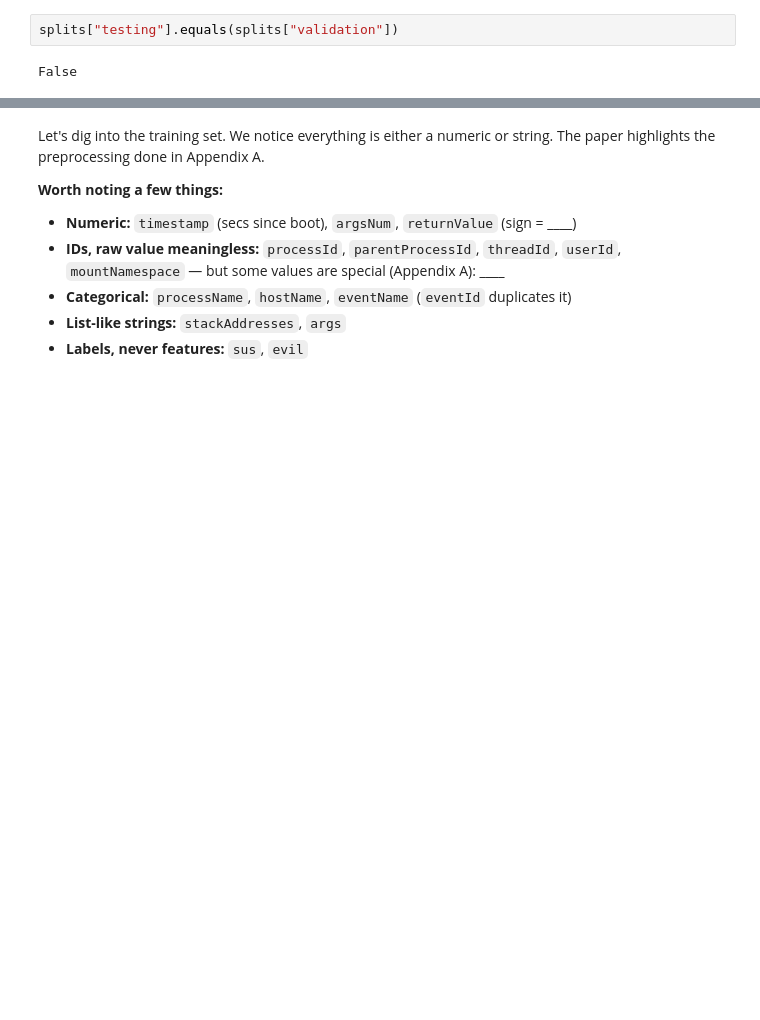
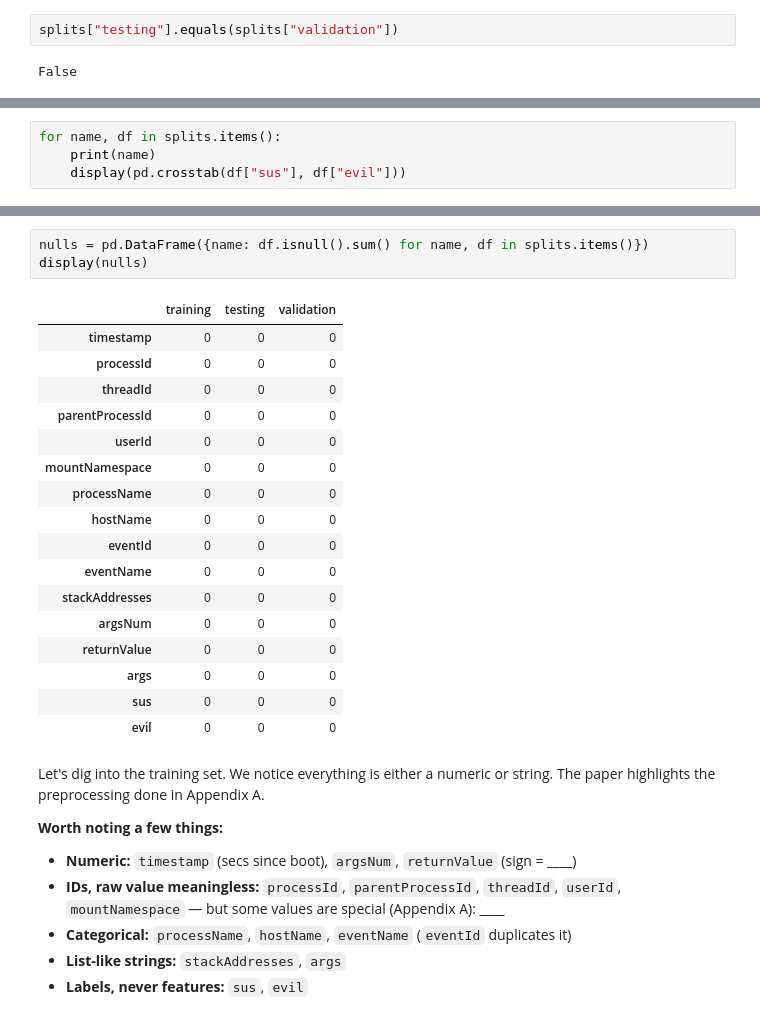
Before and after one commit to jtwnsnd/endpoint-anomaly-detection, a Jupyter notebook: notebooks/analysis.ipynb, the cells around one changed output, grey strips where cells are left out. Drawn from its saved outputs; the diff is of its cells as text; blank space fills up the shorter version.

```diff
--- a/notebooks/analysis.ipynb
+++ b/notebooks/analysis.ipynb
@@ -57,0 +71,4 @@ False
+# %%
+for name, df in splits.items():
+    print(name)
+    display(pd.crosstab(df["sus"], df["evil"]))
@@ -58,3 +91,24 @@ False
+# %%
+nulls = pd.DataFrame({name: df.isnull().sum() for name, df in splits.items()})
+display(nulls)
+# %% [output]
+|  | training | testing | validation |
+| timestamp | 0 | 0 | 0 |
+| processId | 0 | 0 | 0 |
+| threadId | 0 | 0 | 0 |
+| parentProcessId | 0 | 0 | 0 |
+| userId | 0 | 0 | 0 |
+| mountNamespace | 0 | 0 | 0 |
+| processName | 0 | 0 | 0 |
+| hostName | 0 | 0 | 0 |
+| eventId | 0 | 0 | 0 |
+| eventName | 0 | 0 | 0 |
+| stackAddresses | 0 | 0 | 0 |
+| argsNum | 0 | 0 | 0 |
+| returnValue | 0 | 0 | 0 |
+| args | 0 | 0 | 0 |
+| sus | 0 | 0 | 0 |
+| evil | 0 | 0 | 0 |
 # %% [markdown]
 Let's dig into the training set. We notice everything is either a numeric or string. The paper highlights the preprocessing done in Appendix A.
 
```
Also changed, not shown: parts of 4 cells of this notebook.
